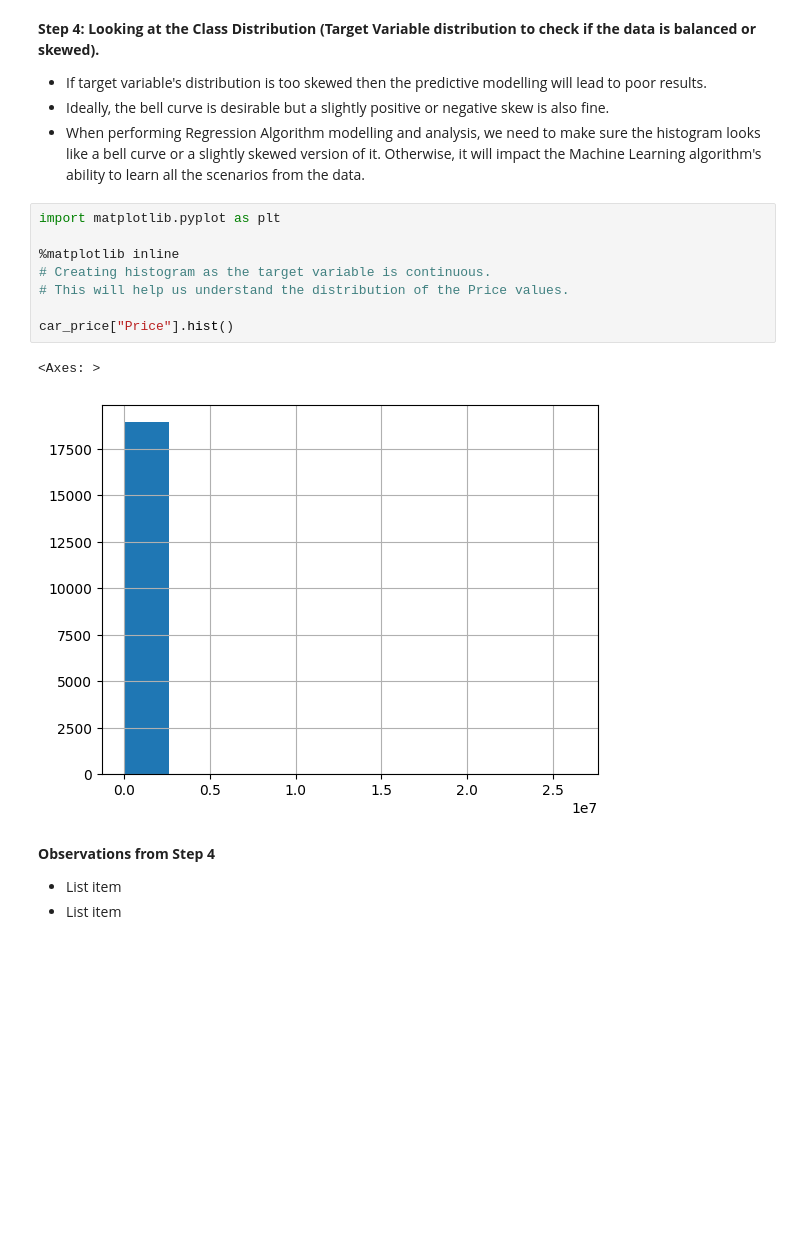
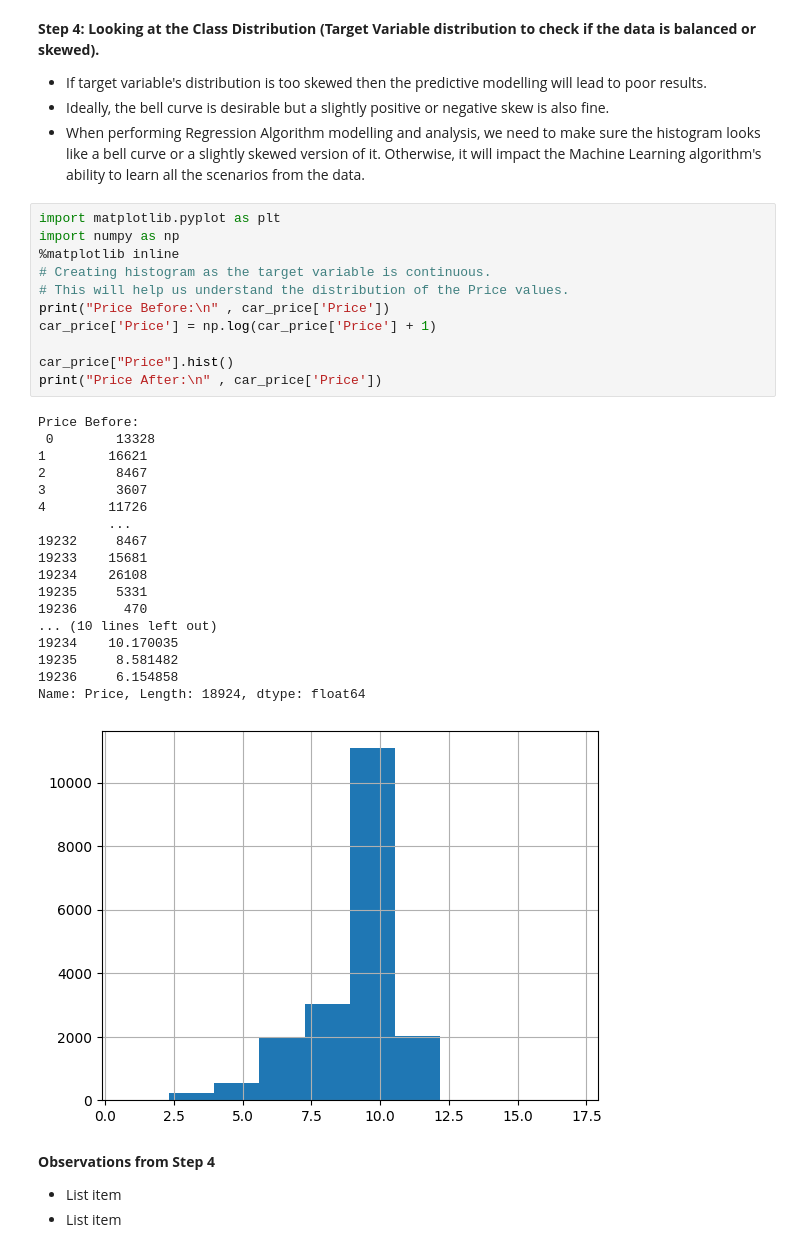
Before and after one commit to ondreiya/capstone, a Jupyter notebook: car_price_prediction.ipynb, the cells around one changed output. Saved outputs shown, nothing was run; the diff lists cells and outputs as text; blank space fills up the shorter version.

```diff
--- a/car_price_prediction.ipynb
+++ b/car_price_prediction.ipynb
@@ -154,15 +152,34 @@ Continuous Target Variable:
 *   When performing Regression Algorithm modelling and analysis, we need to make sure the histogram looks like a bell curve or a slightly skewed version of it. Otherwise, it will impact the Machine Learning algorithm's ability to learn all the scenarios from the data.
 # %%
 import matplotlib.pyplot as plt
-
+import numpy as np
 %matplotlib inline
 # Creating histogram as the target variable is continuous.
 # This will help us understand the distribution of the Price values.
+print("Price Before:\n" , car_price['Price'])
+car_price['Price'] = np.log(car_price['Price'] + 1)
 
 car_price["Price"].hist()
+print("Price After:\n" , car_price['Price'])
 # %% [output]
-<Axes: >
+Price Before:
+ 0        13328
+1        16621
+2         8467
+3         3607
+4        11726
+         ...
+19232     8467
+19233    15681
+19234    26108
+19235     5331
+19236      470
+... (10 lines left out)
+19234    10.170035
+19235     8.581482
+19236     6.154858
+Name: Price, Length: 18924, dtype: float64
-[figure, old version]
+[figure, new version]
 # %% [markdown]
 **Observations from Step 4**
 
```
Also changed, not shown: parts of 30 cells of this notebook.
